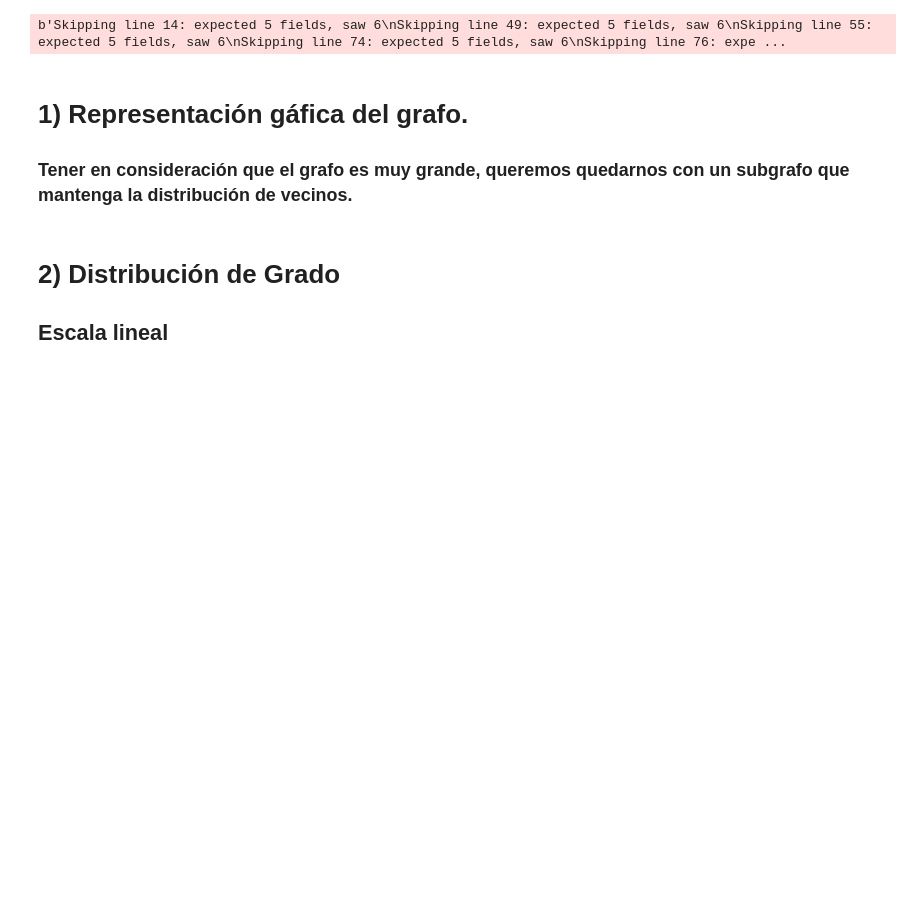
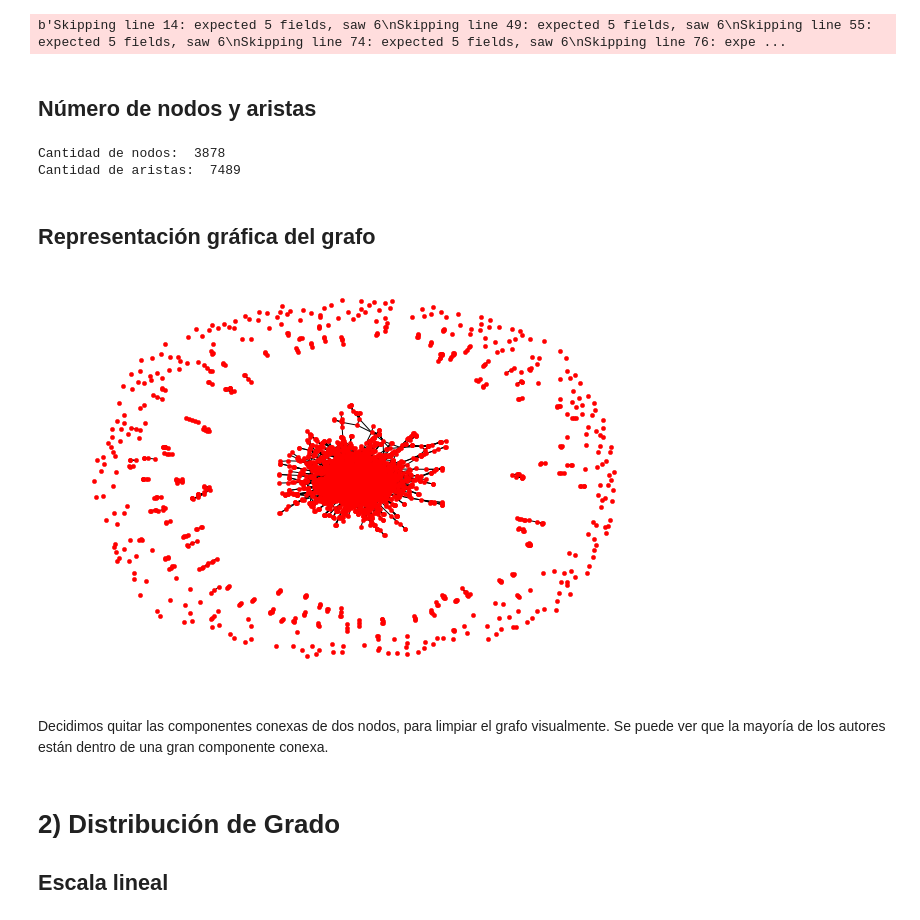
Before and after one commit to FerFrassia/DataScience, a Jupyter notebook: tp4/Tp4.ipynb, the cells around one changed output. Cells and saved outputs as stored; diff of their text form; code cells hidden in the pictures; blank space fills up the shorter version.

```diff
--- a/tp4/Tp4.ipynb
+++ b/tp4/Tp4.ipynb
@@ -41,10 +53,29 @@ grafo = cargar_datos('data.csv')
 b'Skipping line 14: expected 5 fields, saw 6\nSkipping line 49: expected 5 fields, saw 6\nSkipping line 55: expected 5 fields, saw 6\nSkipping line 74: expected 5 fields, saw 6\nSkipping line 76: expe ...
 # %%
 histo = nx.degree_histogram(grafo)
-# %% [markdown]
-# 1) Representación gáfica del grafo.
-
-### Tener en consideración que el grafo es muy grande, queremos quedarnos con un subgrafo que mantenga la distribución de vecinos.
+# %% [markdown]
+## Número de nodos y aristas
+# %%
+print('Cantidad de nodos: ', len(grafo.nodes()))
+print('Cantidad de aristas: ', len(grafo.edges()))
+# %% [output]
+Cantidad de nodos:  3878
+Cantidad de aristas:  7489
+# %% [markdown]
+## Representación gráfica del grafo
+# %%
+grafo_filtrado = grafo
+
+for component in list(nx.connected_component_subgraphs(grafo_filtrado)):
+    if len(component.nodes()) == 2:
+        grafo_filtrado.remove_nodes_from(component)
+
+nx.draw(grafo_filtrado, node_size=20)
+plt.show()
+# %% [output]
+[figure, added]
+# %% [markdown]
+Decidimos quitar las componentes conexas de dos nodos, para limpiar el grafo visualmente. Se puede ver que la mayoría de los autores están dentro de una gran componente conexa.
 # %% [markdown]
 # 2) Distribución de Grado
 ## Escala lineal
```
Also changed, not shown: parts of 45 cells of this notebook.
